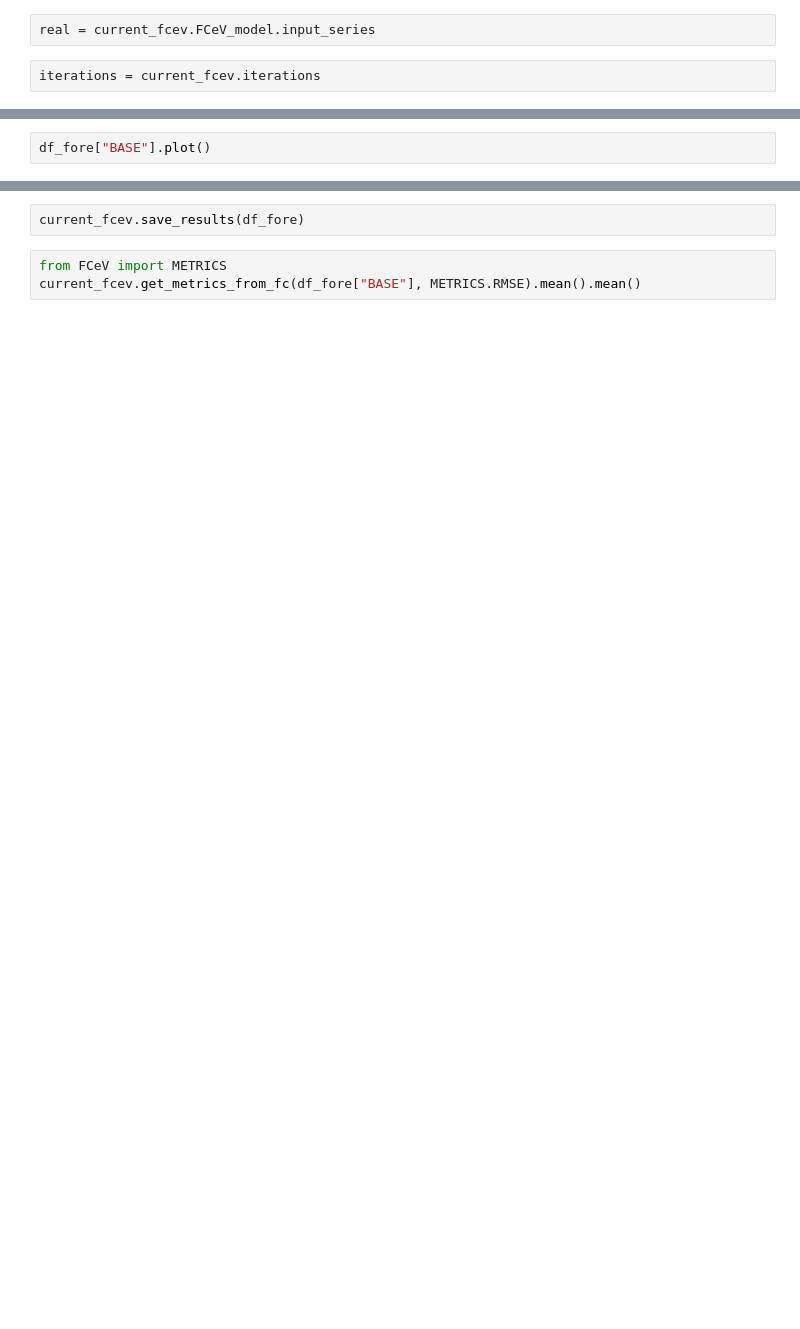
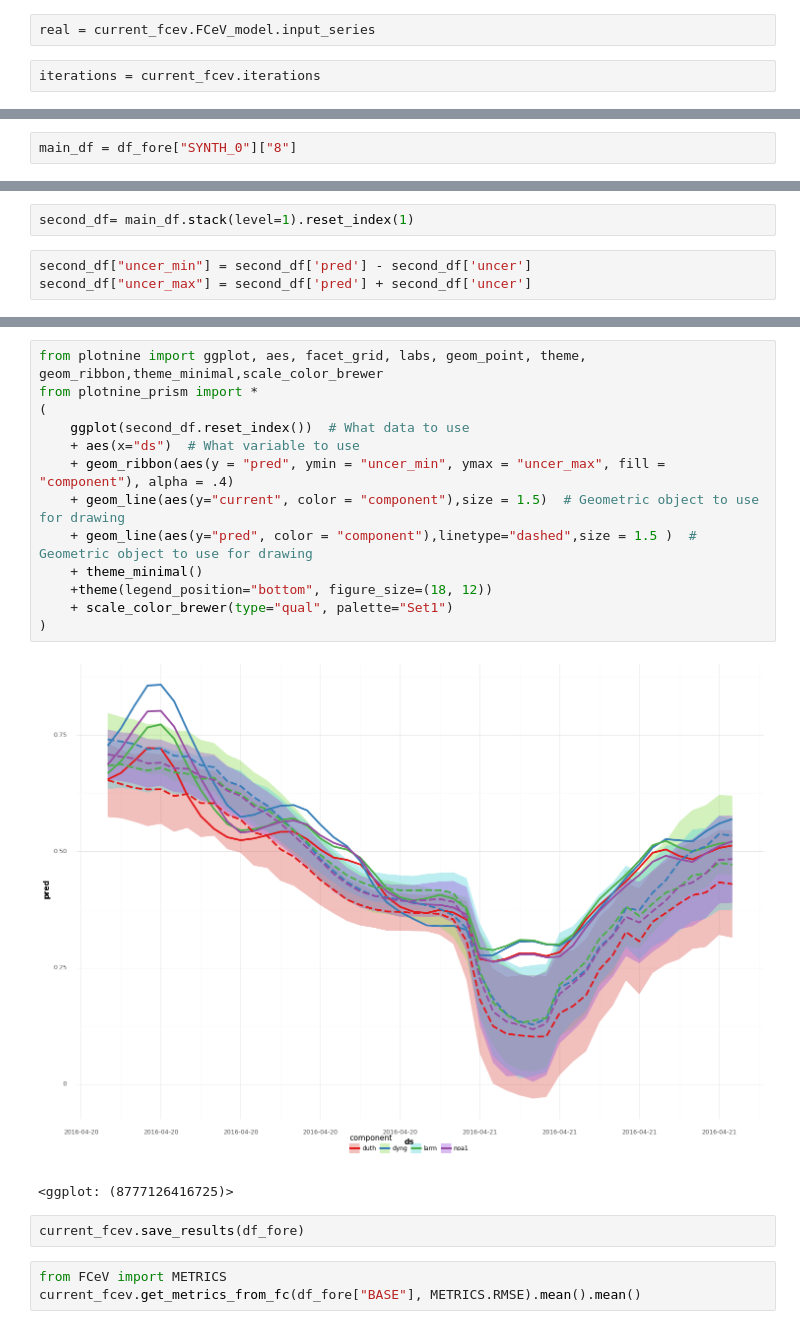
Before and after one commit to carloscanodomingo/NeuralProphetEQ, a Jupyter notebook: testing_FCeVDarts.ipynb, the cells around one changed output, grey strips where cells are left out. Drawn from its saved outputs; the diff is of its cells as text; blank space fills up the shorter version.

```diff
--- a/testing_FCeVDarts.ipynb
+++ b/testing_FCeVDarts.ipynb
@@ -207,2 +225,2 @@ TypeError: can't apply this __setattr__ to DartModelMetaClass object
 # %%
-df_fore["BASE"].plot()
+main_df = df_fore["SYNTH_0"]["8"]
@@ -211,0 +231,5 @@ df_fore["BASE"].plot()
+# %%
+second_df= main_df.stack(level=1).reset_index(1)
+# %%
+second_df["uncer_min"] = second_df['pred'] - second_df['uncer']
+second_df["uncer_max"] = second_df['pred'] + second_df['uncer']
@@ -212,3 +240,19 @@ df_fore["BASE"].plot()
+# %%
+from plotnine import ggplot, aes, facet_grid, labs, geom_point, theme, geom_ribbon,theme_minimal,scale_color_brewer
+from plotnine_prism import *
+(
+    ggplot(second_df.reset_index())  # What data to use
+    + aes(x="ds")  # What variable to use
+    + geom_ribbon(aes(y = "pred", ymin = "uncer_min", ymax = "uncer_max", fill = "component"), alpha = .4)
+    + geom_line(aes(y="current", color = "component"),size = 1.5)  # Geometric object to use for drawing
+    + geom_line(aes(y="pred", color = "component"),linetype="dashed",size = 1.5 )  # Geometric object to use for drawing
+    + theme_minimal()
+    +theme(legend_position="bottom", figure_size=(18, 12))
+    + scale_color_brewer(type="qual", palette="Set1")
+)
+# %% [output]
+[figure, added]
+<ggplot: (8777126416725)>
 # %%
 current_fcev.save_results(df_fore)
 # %%
```
Also changed, not shown: parts of 34 cells of this notebook, 3 other files.
